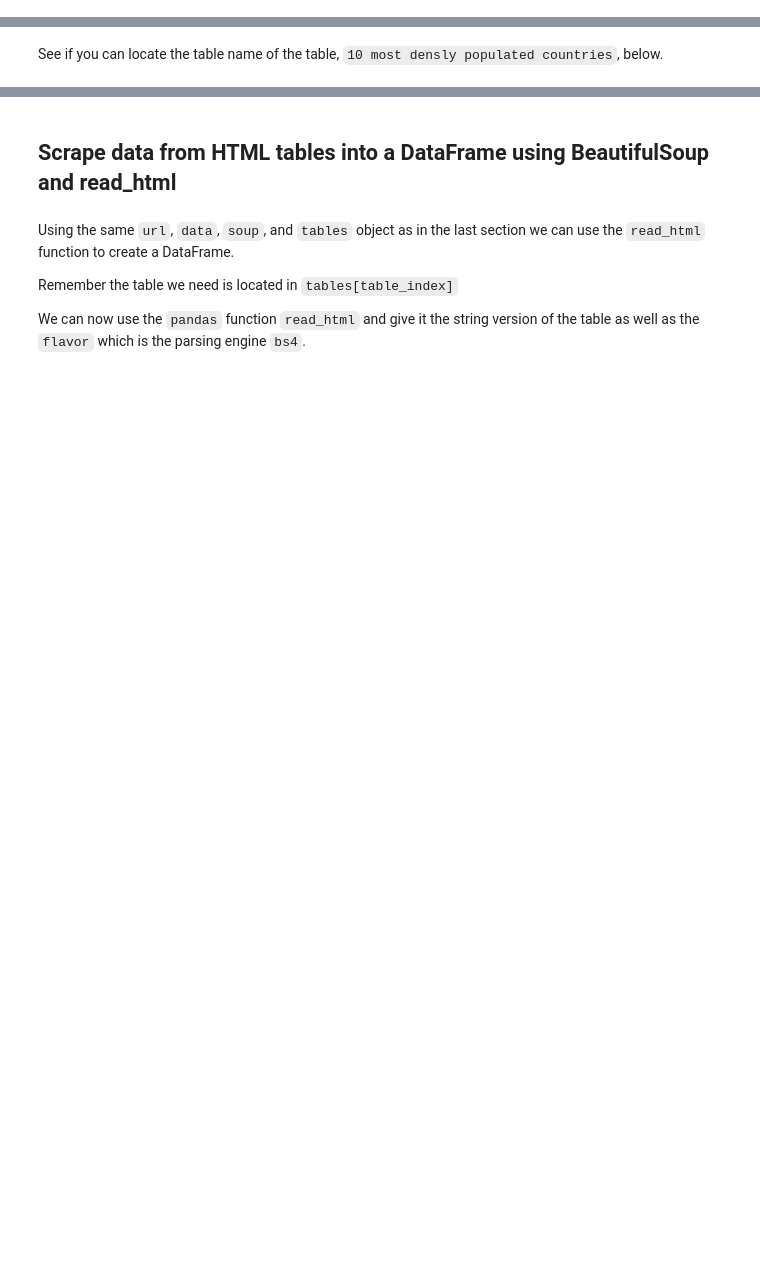
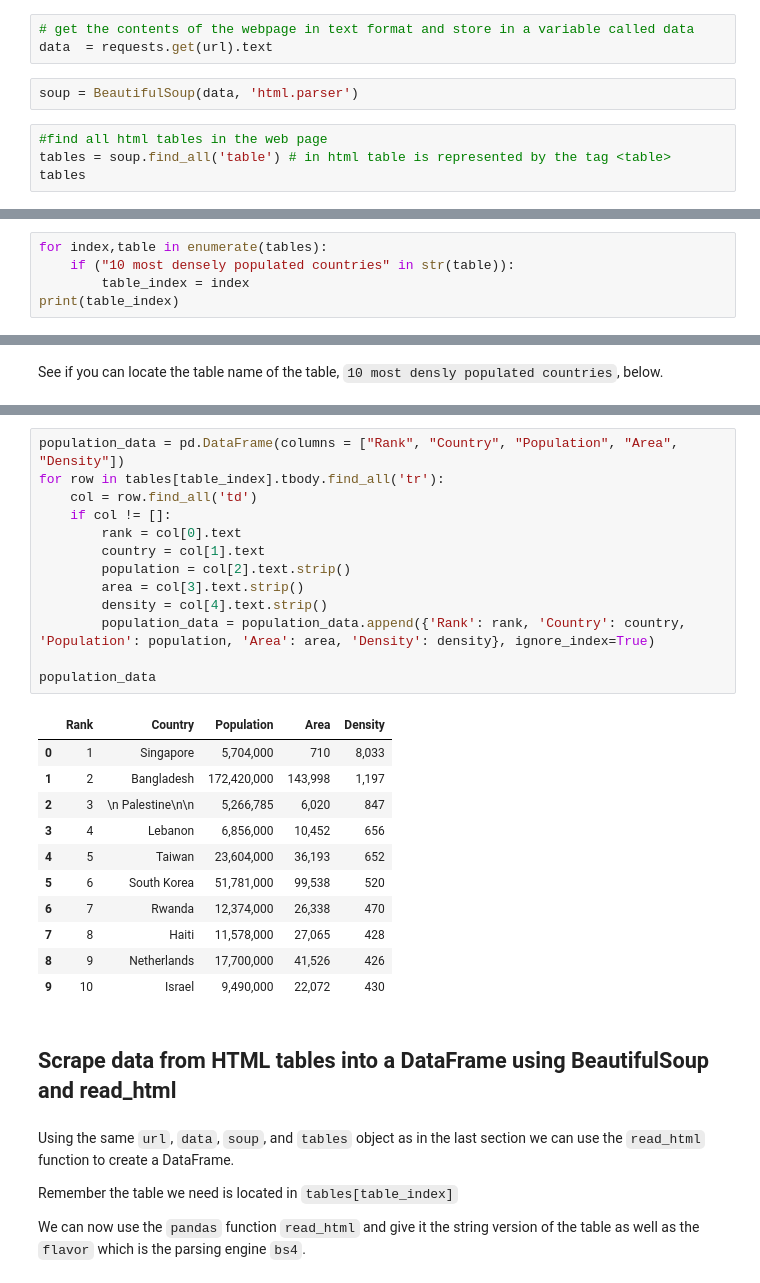
Before and after one commit to vanloc1808/coursera-ibm-data-science-professional-certificate, a Jupyter notebook: Course04.Python-for-Data-Science-AI-and-Development/Week05.APIs-and-Data-Collection/02.REST-APIs-Webscraping-and-Working-with-Files/WebScraping_Review_Lab.ipynb, the cells around one changed output, grey strips where cells are left out. Saved outputs shown, nothing was run; the diff lists cells and outputs as text; blank space fills up the shorter version.

```diff
--- a/Course04.Python-for-Data-Science-AI-and-Development/Week05.APIs-and-Data-Collection/02.REST-APIs-Webscraping-and-Working-with-Files/WebScraping_Review_Lab.ipynb
+++ b/Course04.Python-for-Data-Science-AI-and-Development/Week05.APIs-and-Data-Collection/02.REST-APIs-Webscraping-and-Working-with-Files/WebScraping_Review_Lab.ipynb
@@ -441,2 +727,11 @@ Before proceeding to scrape a web site, you need to examine the contents, and th
 # %% [markdown]
 Before proceeding to scrape a web site, you need to examine the contents, and the way data is organized on the website. Open the above url in your browser and check the tables on the webpage.
+# %%
+# get the contents of the webpage in text format and store in a variable called data
+data  = requests.get(url).text
+# %%
+soup = BeautifulSoup(data, 'html.parser')
+# %%
+#find all html tables in the web page
+tables = soup.find_all('table') # in html table is represented by the tag <table>
+tables
@@ -443,2 +761,7 @@ Before proceeding to scrape a web site, you need to examine the contents, and th
 # %% [markdown]
 Assume that we are looking for the `10 most densly populated countries` table, we can look through the tables list and find the right one we are look for based on the data in each table or we can search for the table name if it is in the table but this option might not always work.
+# %%
+for index,table in enumerate(tables):
+    if ("10 most densely populated countries" in str(table)):
+        table_index = index
+print(table_index)
@@ -447,3 +792,28 @@ See if you can locate the table name of the table, `10 most densly populated cou
+# %%
+population_data = pd.DataFrame(columns = ["Rank", "Country", "Population", "Area", "Density"])
+for row in tables[table_index].tbody.find_all('tr'):
+    col = row.find_all('td')
+    if col != []:
+        rank = col[0].text
+        country = col[1].text
+        population = col[2].text.strip()
+        area = col[3].text.strip()
+        density = col[4].text.strip()
+        population_data = population_data.append({'Rank': rank, 'Country': country, 'Population': population, 'Area': area, 'Density': density}, ignore_index=True)
+
+population_data
+# %% [output]
+|  | Rank | Country | Population | Area | Density |
+| 0 | 1 | Singapore | 5,704,000 | 710 | 8,033 |
+| 1 | 2 | Bangladesh | 172,420,000 | 143,998 | 1,197 |
+| 2 | 3 | \n Palestine\n\n | 5,266,785 | 6,020 | 847 |
+| 3 | 4 | Lebanon | 6,856,000 | 10,452 | 656 |
+| 4 | 5 | Taiwan | 23,604,000 | 36,193 | 652 |
+| 5 | 6 | South Korea | 51,781,000 | 99,538 | 520 |
+| 6 | 7 | Rwanda | 12,374,000 | 26,338 | 470 |
+| 7 | 8 | Haiti | 11,578,000 | 27,065 | 428 |
+| 8 | 9 | Netherlands | 17,700,000 | 41,526 | 426 |
+| 9 | 10 | Israel | 9,490,000 | 22,072 | 430 |
 # %% [markdown]
 ## Scrape data from HTML tables into a DataFrame using BeautifulSoup and read_html
 # %% [markdown]
```
Also changed, not shown: parts of 60 cells of this notebook.
